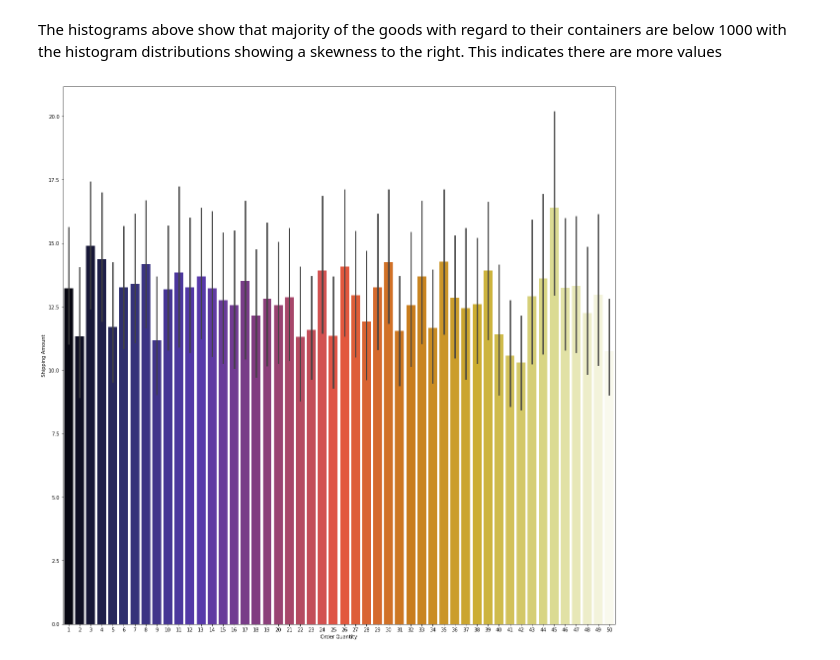
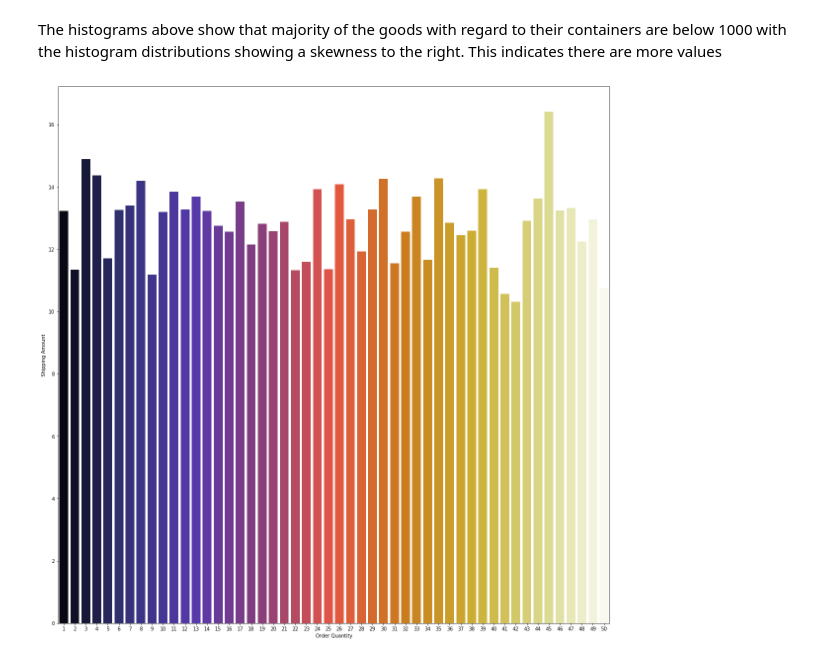
Before and after one commit to Phoenix-D11/shipping_prj, a Jupyter notebook: Sales.ipynb, the cells around one changed output. Cells and saved outputs as stored; diff of their text form; code cells hidden in the pictures.

```diff
--- a/Sales.ipynb
+++ b/Sales.ipynb
@@ -195,8 +154,9 @@ plt.show()
 # %% [markdown]
 The histograms above show that majority of the goods with regard to their containers are below 1000 with the histogram distributions showing a skewness to the right. This indicates there are more values
 # %%
+# Shipping amount to order quantity
 plt.figure(figsize = (20,20))
-sns.barplot(x = 'Order Quantity', y = 'Shipping Amount', data = df, palette = "CMRmap")
+sns.barplot(x = 'Order Quantity', y = 'Shipping Amount', data = df, palette = "CMRmap", ci = None)
 plt.show()
 # %% [output]
-[figure, old version]
+[figure, new version]
```
Also changed, not shown: parts of 79 cells of this notebook, 2 other files.
